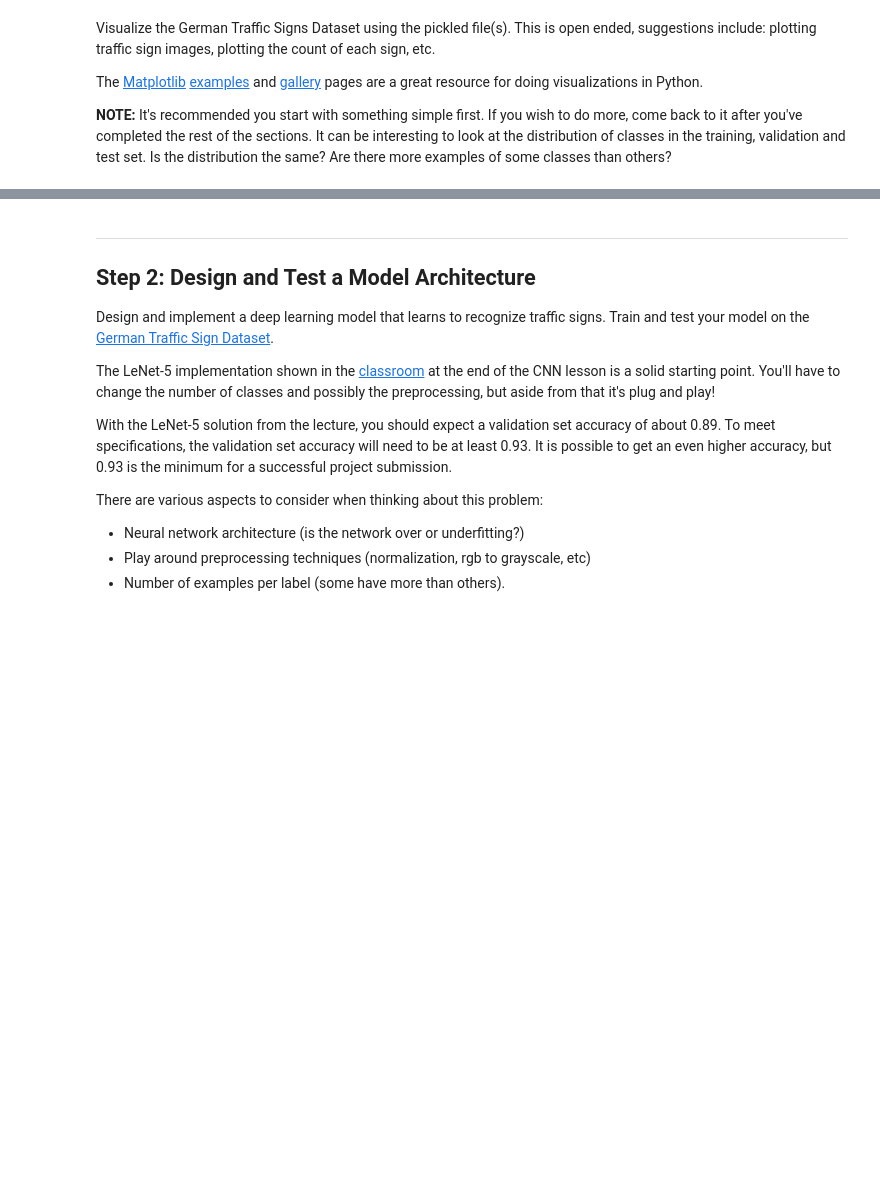
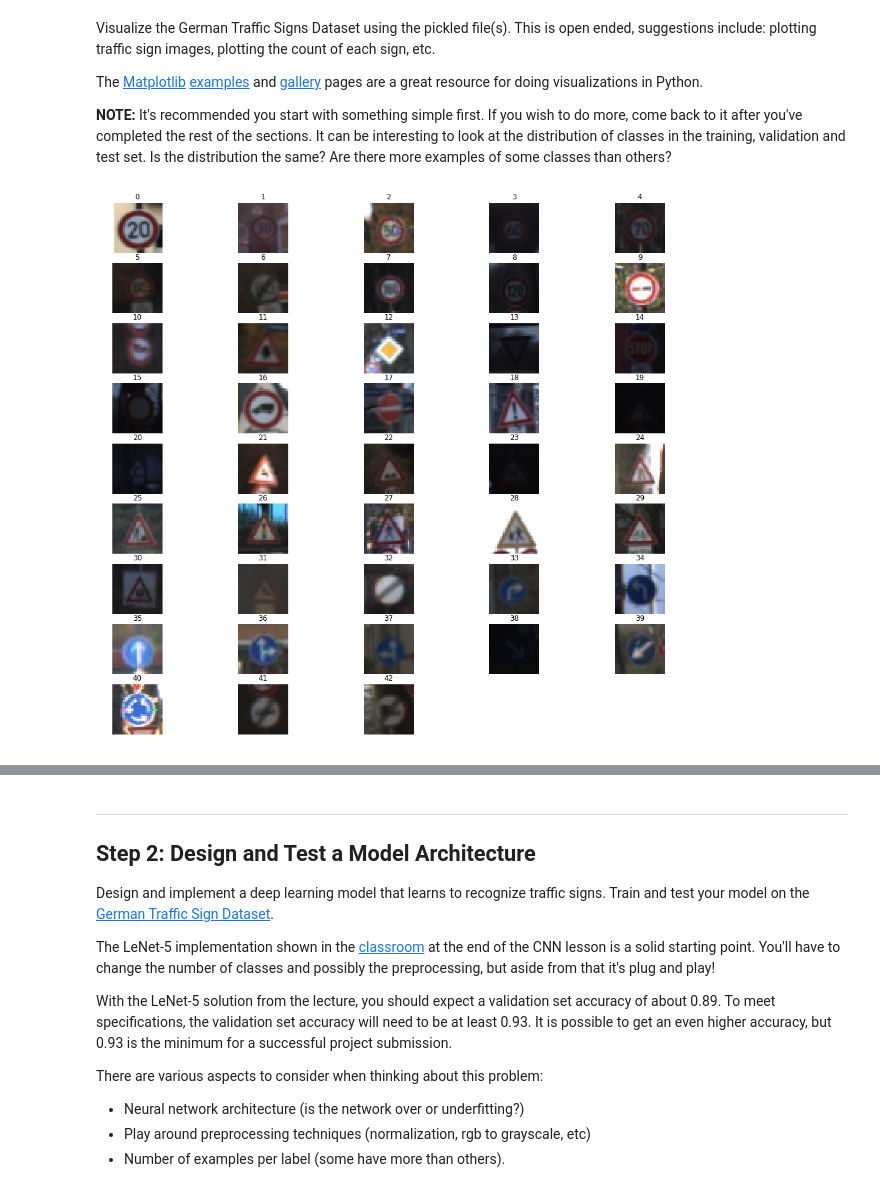
Before and after one commit to SRKarimov/SDCND-T1-P4-TrafficSignsClassifier, a Jupyter notebook: Traffic_Sign_Classifier.ipynb, the cells around one changed output, grey strips where cells are left out. Cells and saved outputs as stored; diff of their text form; code cells hidden in the pictures; blank space fills up the shorter version.

Commit message:
Traffic_Sign_Classifier file was prepared

```diff
--- a/Traffic_Sign_Classifier.ipynb
+++ b/Traffic_Sign_Classifier.ipynb
@@ -25,9 +25,9 @@ import pickle
 
 # TODO: Fill this in based on where you saved the training and testing data
 
-training_file = ?
-validation_file=?
-testing_file = ?
+training_file = 'traffic-signs-data/train.p'
+validation_file='traffic-signs-data/valid.p'
+testing_file = 'traffic-signs-data/test.p'
 
 with open(training_file, mode='rb') as f:
     train = pickle.load(f)
@@ -55,23 +55,24 @@ Complete the basic data summary below. Use python, numpy and/or pandas methods t
 # %% [markdown]
 ### Provide a Basic Summary of the Data Set Using Python, Numpy and/or Pandas
 # %%
+import numpy as np
 ### Replace each question mark with the appropriate value.
 ### Use python, pandas or numpy methods rather than hard coding the results
 
 # TODO: Number of training examples
-n_train = ?
+n_train = len(X_train)
 
 # TODO: Number of validation examples
-n_validation = ?
+n_validation = len(X_valid)
 
 # TODO: Number of testing examples.
-n_test = ?
+n_test = len(X_test)
 
 # TODO: What's the shape of an traffic sign image?
-image_shape = ?
+image_shape = X_train[0].shape
 
 # TODO: How many unique classes/labels there are in the dataset.
-n_classes = ?
+n_classes = len(np.unique(y_train))
 
 print("Number of training examples =", n_train)
 print("Number of testing examples =", n_test)
@@ -91,3 +97,16 @@ The [Matplotlib](http://matplotlib.org/) [examples](http://matplotlib.org/exampl
 import matplotlib.pyplot as plt
 # Visualizations will be shown in the notebook.
 %matplotlib inline
+# %%
+samples = []
+plt.figure(figsize = (18, 18))
+for i in range(0, n_classes):
+    plt.subplot(10, 5, i + 1)
+    selected_image = X_train[y_train == i]
+    plt.imshow(selected_image[0, :, :, :]) #we show each first image in the each classes
+    plt.title(i)
+    plt.axis('off')
+    samples.append(len(selected_image))
+plt.show()
+# %% [output]
+[figure, added]
```
Also changed, not shown: parts of 15 cells of this notebook, 1 other file.
